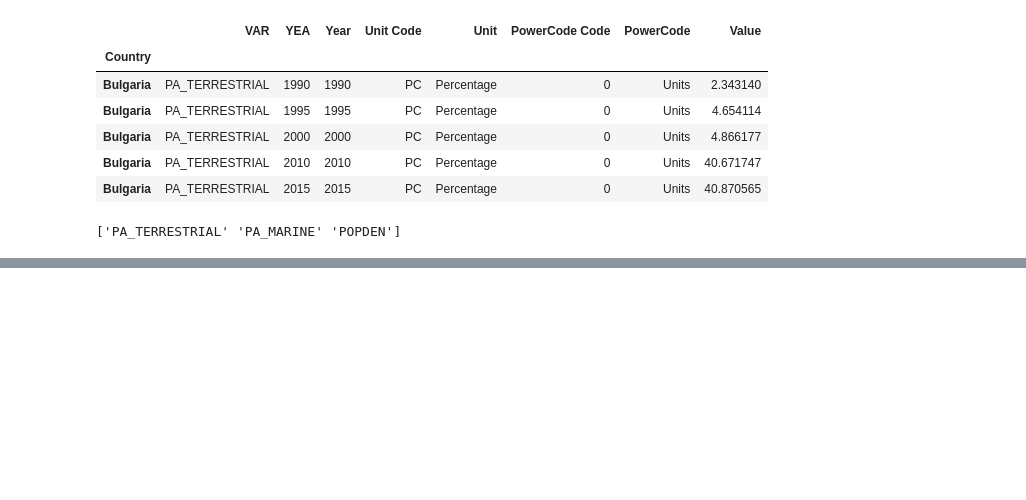
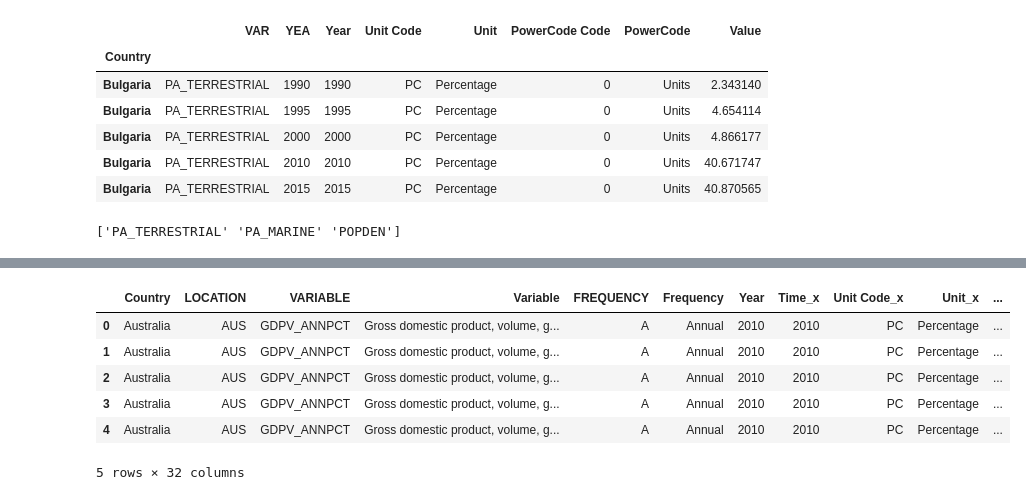
Before and after one commit to BoSuto/Data-analysis-for-business-March-2022-, a Jupyter notebook: Population, Economics & Green Growth.ipynb, the cells around one changed output, grey strips where cells are left out. Cells and saved outputs as stored; diff of their text form; code cells hidden in the pictures; blank space fills up the shorter version.

```diff
--- a/Population, Economics & Green Growth.ipynb
+++ b/Population, Economics & Green Growth.ipynb
@@ -668,0 +658,3 @@ Ireland   W  Women  TOTAL  Total  2009  2009  2276053.0
+# %%
+historical=dropcolumns_historical_pop.rename(columns = {'TIME' : 'Year'})
+print(historical.head())
@@ -819,0 +840,10 @@ Index(['SEX', 'Sex', 'AGE', 'Age', 'TIME_x', 'Time_x', 'Value_x', 'Flag Codes',
+# %%
+final_df.head()
+# %% [output]
+|  | Country | LOCATION | VARIABLE | Variable | FREQUENCY | Frequency | Year | Time_x | Unit Code_x | Unit_x | ... |
+| 0 | Australia | AUS | GDPV_ANNPCT | Gross domestic product, volume, g... | A | Annual | 2010 | 2010 | PC | Percentage | ... |
+| 1 | Australia | AUS | GDPV_ANNPCT | Gross domestic product, volume, g... | A | Annual | 2010 | 2010 | PC | Percentage | ... |
+| 2 | Australia | AUS | GDPV_ANNPCT | Gross domestic product, volume, g... | A | Annual | 2010 | 2010 | PC | Percentage | ... |
+| 3 | Australia | AUS | GDPV_ANNPCT | Gross domestic product, volume, g... | A | Annual | 2010 | 2010 | PC | Percentage | ... |
+| 4 | Australia | AUS | GDPV_ANNPCT | Gross domestic product, volume, g... | A | Annual | 2010 | 2010 | PC | Percentage | ... |
+5 rows × 32 columns
```
Also changed, not shown: parts of 19 cells of this notebook.
